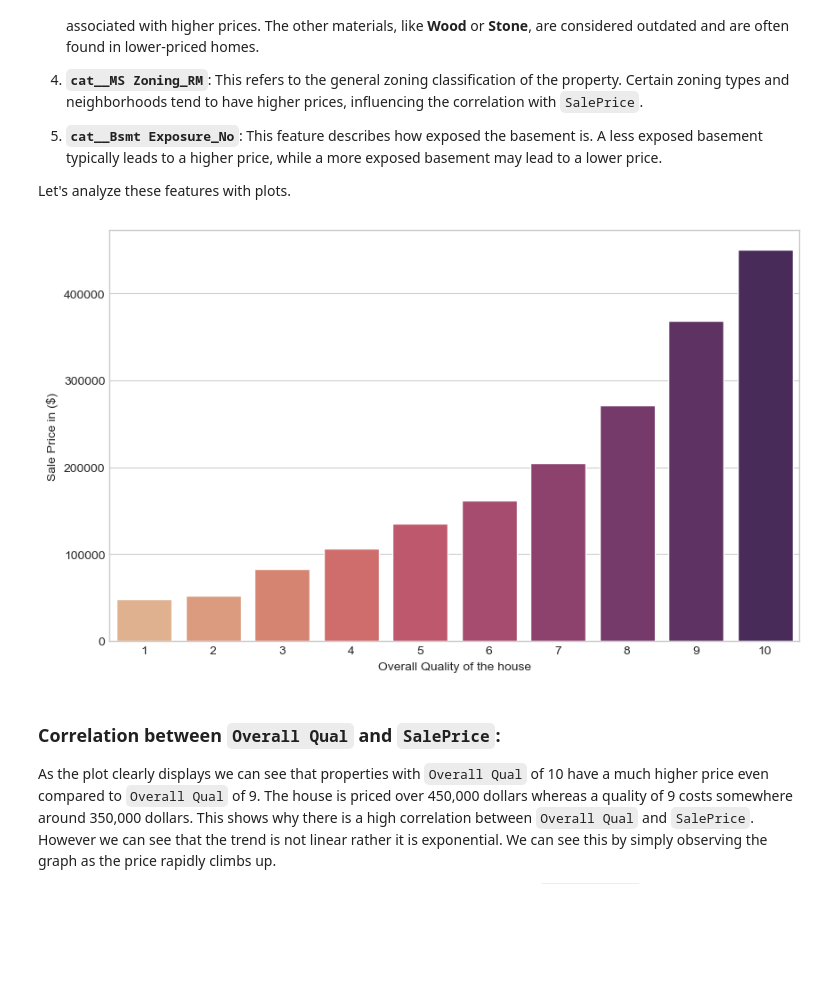
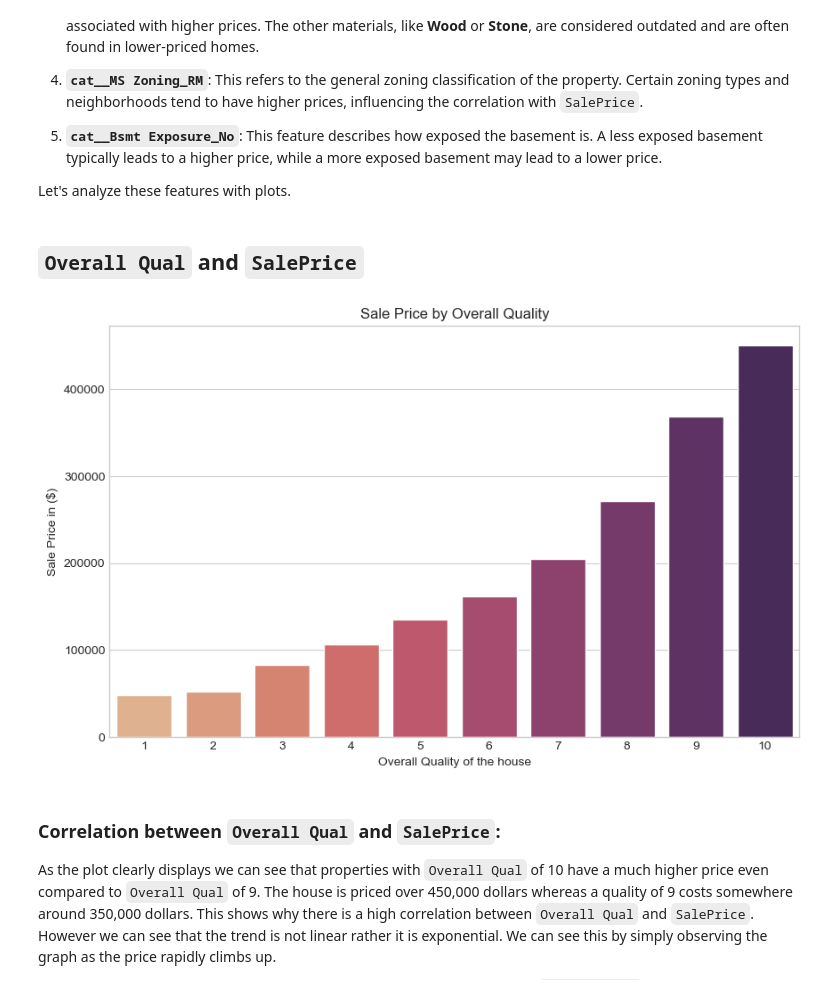
Before and after one commit to Sandeep20013/AI-Learning-Tracking, a Jupyter notebook: Projects/Ames Housing Prediction/Ames Housing Price Prediction - Visualization and Feature Engineering.ipynb, the cells around one changed output. Drawn from its saved outputs; the diff is of its cells as text; code cells hidden in the pictures; blank space fills up the shorter version.

```diff
--- a/Projects/Ames Housing Prediction/Ames Housing Price Prediction - Visualization and Feature Engineering.ipynb
+++ b/Projects/Ames Housing Prediction/Ames Housing Price Prediction - Visualization and Feature Engineering.ipynb
@@ -216,13 +216,16 @@ From this analysis, we can identify the columns' correlation with `SalePrice`:
 5. **`cat__Bsmt Exposure_No`**: This feature describes how exposed the basement is. A less exposed basement typically leads to a higher price, while a more exposed basement may lead to a lower price.
 
 Let's analyze these features with plots.
+# %% [markdown]
+## `Overall Qual` and `SalePrice`
 # %%
 plt.figure(figsize = (10, 6))
+plt.title("Sale Price by Overall Quality")
 plt.xlabel("Overall Quality of the house")
 plt.ylabel("Sale Price in ($)")
 sns.barplot(data = df, x = 'Overall Qual', y = 'SalePrice', palette='flare', hue='Overall Qual', errorbar = None, legend= False);
 # %% [output]
-[figure, old version]
+[figure, new version]
 # %% [markdown]
 ### Correlation between `Overall Qual` and `SalePrice`:
 
```
Also changed, not shown: parts of 14 cells of this notebook.
